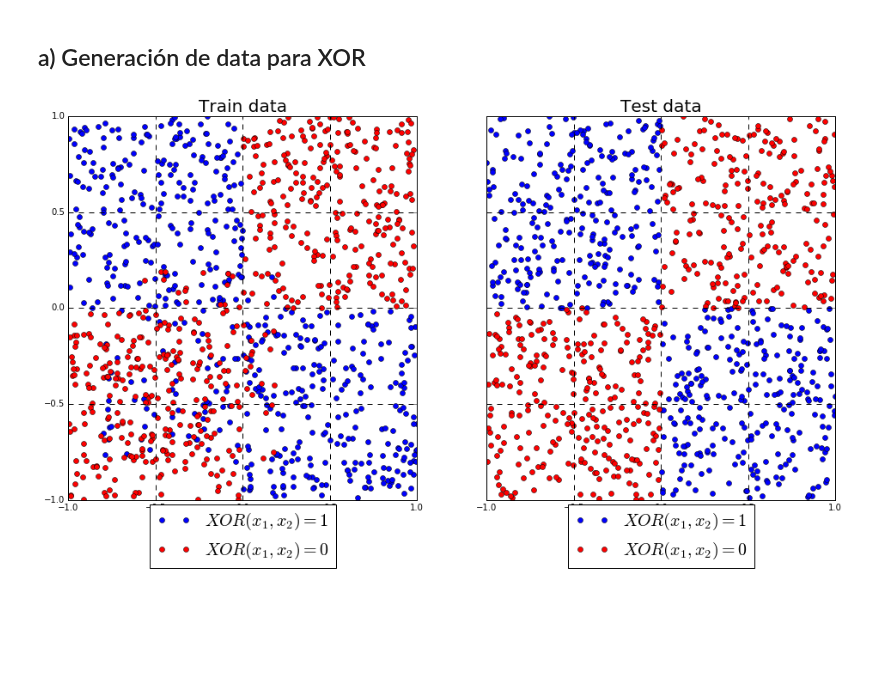
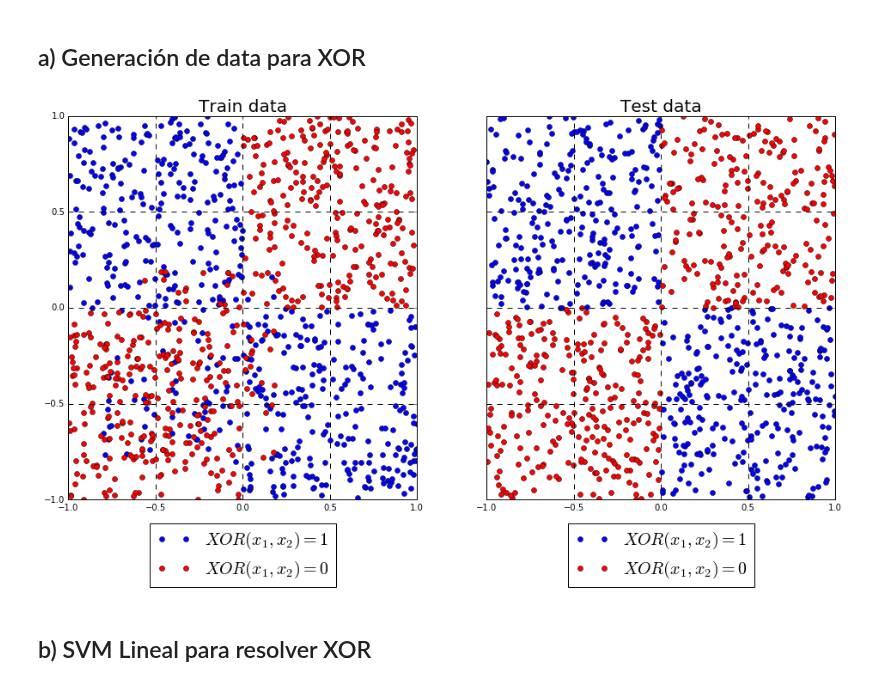
Before and after one commit to asazo/ML, a Jupyter notebook: tarea3/pregunta1.ipynb, the cells around one changed output. Drawn from its saved outputs; the diff is of its cells as text; code cells hidden in the pictures; blank space fills up the shorter version.

```diff
--- a/tarea3/pregunta1.ipynb
+++ b/tarea3/pregunta1.ipynb
@@ -28,28 +28,30 @@ X_train, Y_train, X_test, Y_test = do_XOR()
 # %%
 %matplotlib inline
 import matplotlib.pyplot as plt
 
 f, (ax1, ax2) = plt.subplots(1, 2, sharey=True,figsize=(16,8))
 ax1.set_title("Train data", fontsize=20)
 ax1.grid(color='k', linestyle='--', linewidth=1)
 class1 = Y_train == 1
 class2 = Y_train == 0
 ax1.plot(X_train[class1, 0], X_train[class1, 1], 'bo', label=r"$XOR(x_1, x_2) = 1$")
 ax1.plot(X_train[class2, 0], X_train[class2, 1], 'ro', label=r"$XOR(x_1, x_2) = 0$")
 box = ax1.get_position()
 ax1.set_position([box.x0, box.y0, box.width, box.height])
 plt.grid()
-ax1.legend(loc='lower center', bbox_to_anchor=(0.5, -0.2), fontsize=20)
+ax1.legend(loc='lower center', bbox_to_anchor=(0.5, -0.25), fontsize=20)
 
 ax2.set_title("Test data", fontsize=20)
 ax2.grid(color='k', linestyle='--', linewidth=1)
 class1 = Y_test == 1
 class2 = Y_test == 0
 ax2.plot(X_test[class1, 0], X_test[class1, 1], 'bo', label=r"$XOR(x_1, x_2) = 1$")
 ax2.plot(X_test[class2, 0], X_test[class2, 1], 'ro', label=r"$XOR(x_1, x_2) = 0$")
 box = ax2.get_position()
 ax2.set_position([box.x0, box.y0, box.width, box.height])
-ax2.legend(loc='lower center', bbox_to_anchor=(0.5, -0.2), fontsize=20)
+ax2.legend(loc='lower center', bbox_to_anchor=(0.5, -0.25), fontsize=20)
 plt.show()
 # %% [output]
-[figure, old version]
+[figure, new version]
+# %% [markdown]
+## b) SVM Lineal para resolver XOR
```
Also changed, not shown: parts of 5 cells of this notebook.
